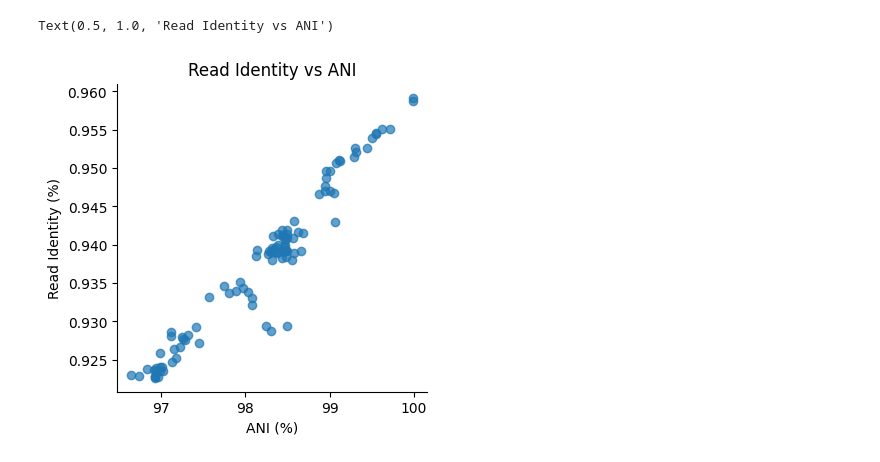
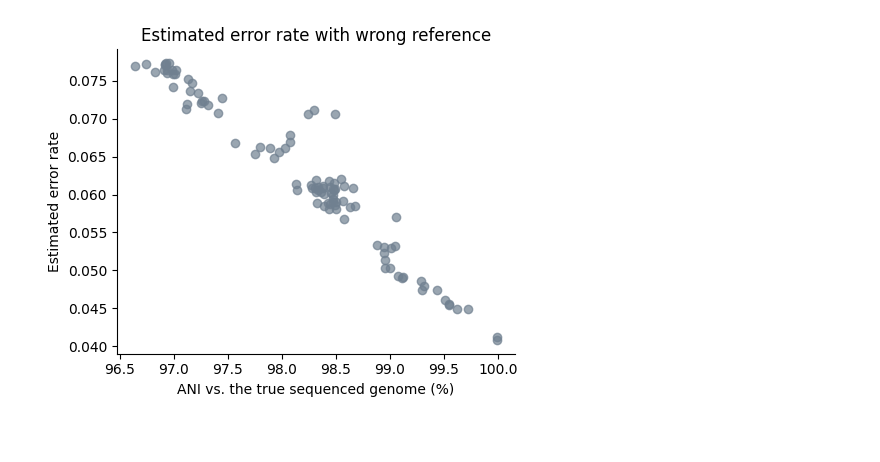
Before and after one commit to GZHoffie/skiver-test, a Jupyter notebook: experiments/simulated_data_wrong_reference/plot_results.ipynb, the cells around one changed output. Saved outputs shown, nothing was run; the diff lists cells and outputs as text; code cells hidden in the pictures; blank space fills up the shorter version.

```diff
--- a/experiments/simulated_data_wrong_reference/plot_results.ipynb
+++ b/experiments/simulated_data_wrong_reference/plot_results.ipynb
@@ -14,7 +14,7 @@ skani_results.head()
 # %%
 ani_values = []
 af_values = []
-read_identity_values = []
+error_rate_values = []
 
 
 for i in range(len(skani_results)):
@@ -30,17 +30,19 @@ for i in range(len(skani_results)):
 
     ani_values.append(ani)
     af_values.append(af)
-    read_identity_values.append(read_identity)
+    error_rate_values.append(1 - read_identity)
 # %%
 # Plot a scatter plot of Read Identity vs ANI
 
 import matplotlib.pyplot as plt
 plt.rc('axes.spines', **{'bottom':True, 'left':True, 'right':False, 'top':False})
-plt.figure(figsize=(4, 4))
-plt.scatter(ani_values, read_identity_values, alpha=0.7)
-plt.ylabel("Read Identity (%)")
-plt.xlabel("ANI (%)")
-plt.title("Read Identity vs ANI")
+plt.figure(figsize=(5, 4))
+
+plt.scatter(ani_values, error_rate_values, alpha=0.7, color='slategray')
+plt.ylabel("Estimated error rate")
+plt.xlabel("ANI vs. the true sequenced genome (%)")
+plt.title("Estimated error rate with wrong reference")
+plt.tight_layout()
+plt.savefig("../../figures/figure2_B.pdf")
 # %% [output]
-Text(0.5, 1.0, 'Read Identity vs ANI')
-[figure, old version]
+[figure, new version]
```
Also changed, not shown: 12 other files.
